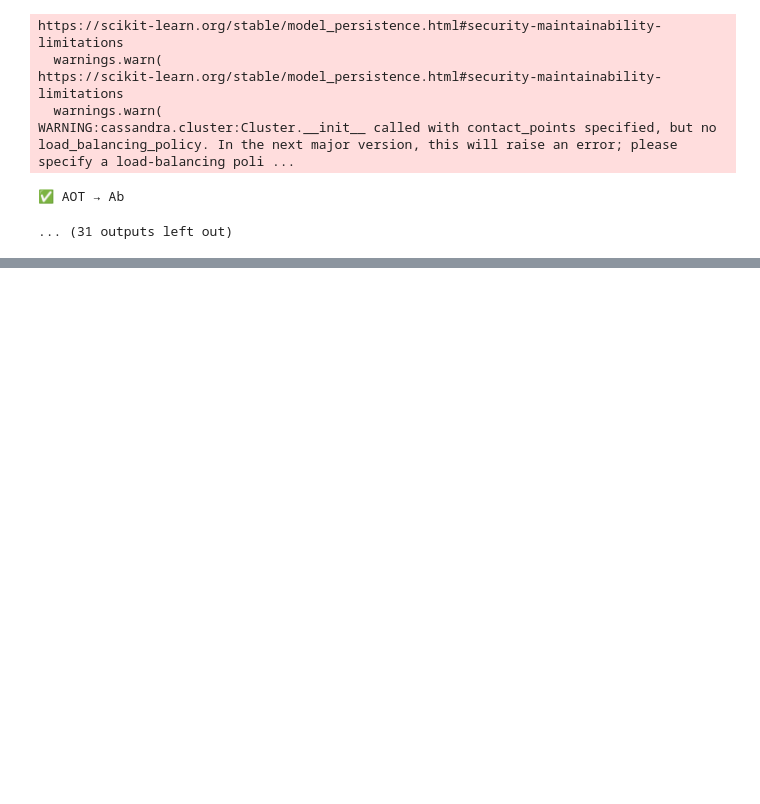
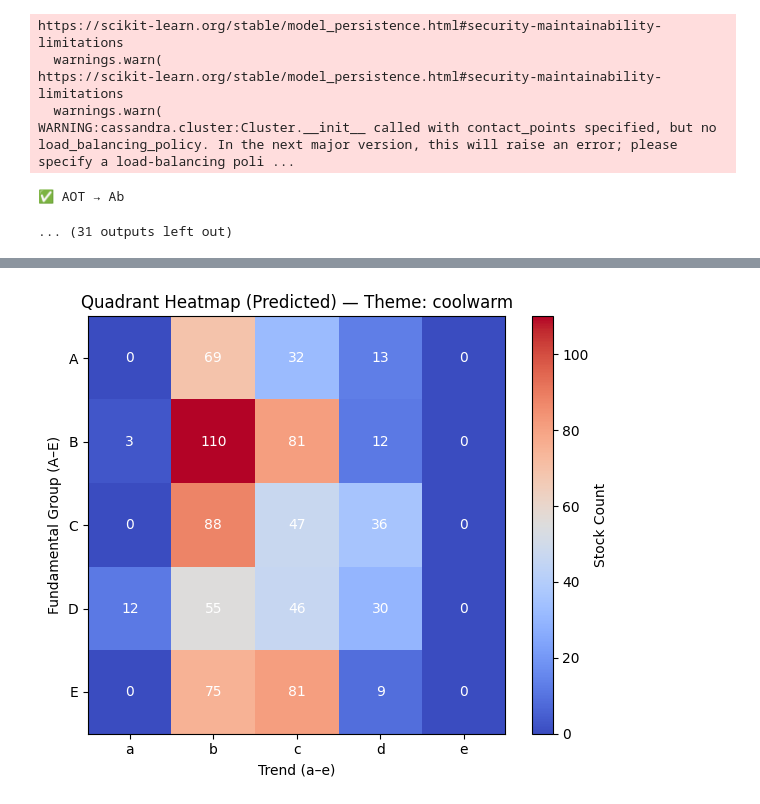
Before and after one commit to phqsuema123/Stock-quadrant-quantitative-analysis-using-deep-learning-classification, a Jupyter notebook: 1.Final_file/5.ployment/deployment_model.ipynb, the cells around one changed output, grey strips where cells are left out. Saved outputs shown, nothing was run; the diff lists cells and outputs as text; code cells hidden in the pictures; blank space fills up the shorter version.

```diff
--- a/1.Final_file/5.ployment/deployment_model.ipynb
+++ b/1.Final_file/5.ployment/deployment_model.ipynb
@@ -266,3 +266,102 @@ https://scikit-learn.org/stable/model_persistence.html#security-maintainability-
 WARNING:cassandra.cluster:Cluster.__init__ called with contact_points specified, but no load_balancing_policy. In the next major version, this will raise an error; please specify a load-balancing poli ...
 ✅ AOT → Ab
 ... (31 outputs left out)
+# %%
+# ============================================================
+# 🔰 Deployment: Predict All Stocks from Excel + Quadrant Heatmap
+# ============================================================
+
+import pandas as pd
+import numpy as np
+import joblib
+from tensorflow.keras.models import load_model
+import matplotlib.pyplot as plt
+
+# -----------------------------
+# 1️⃣ โหลดไฟล์ Excel และโมเดล
+# -----------------------------
+excel_path = "fileformodel.xlsx"
+model_path = "deep_quadrant_model.h5"
+scaler_path = "scaler.pkl"
+le_path = "label_encoder.pkl"
+
+df = pd.read_excel(excel_path)
+deep_model = load_model(model_path)
+scaler = joblib.load(scaler_path)
+le = joblib.load(le_path)
+
+# -----------------------------
+# 2️⃣ เตรียมฟีเจอร์ที่ใช้เทรนโมเดล
+# -----------------------------
+features = [
+    "eps", "pe", "pbv", "percentyield", "marketcap",
+    "close_price", "high_price", "low_price", "open_price",
+    "value", "ema5", "ema15", "ema35", "ema89", "ema200", "rsi"
+]
+
+# ตรวจสอบว่าฟีเจอร์ครบไหม
+missing = [f for f in features if f not in df.columns]
+if missing:
+    raise ValueError(f"❌ ขาดคอลัมน์: {missing}")
+
+# -----------------------------
+# 3️⃣ เตรียมข้อมูลและสเกล
+# -----------------------------
+X = df[features].replace([np.inf, -np.inf], np.nan)
+for c in X.columns:
+    X[c] = X[c].fillna(X[c].median())
+
+X_scaled = scaler.transform(X)
+
+# -----------------------------
+# 4️⃣ ทำนาย Quadrant ทั้งหมด
+# -----------------------------
+y_pred = deep_model.predict(X_scaled)
+y_class = np.argmax(y_pred, axis=1)
+df["Predicted Quadrant"] = le.inverse_transform(y_class)
+
+# -----------------------------
+# 5️⃣ บันทึกผลลัพธ์ทั้งหมด
+# -----------------------------
+output_file = "predicted_quadrants.xlsx"
+df.to_excel(output_file, index=False)
+print(f"✅ Saved prediction results to: {output_file}")
+
+# -----------------------------
+# 7️⃣ วาด Heatmap (กำหนดโทนสีเอง)
+# -----------------------------
+import matplotlib.pyplot as plt
+import numpy as np
+
+
+color_theme = "coolwarm"
+
+fig, ax = plt.subplots(figsize=(6,5))
+im = ax.imshow(heatmap_data.values, cmap=color_theme)
+
+# ตั้งค่าฉลากแกน
+ax.set_xticks(np.arange(len(trend_levels)))
+ax.set_yticks(np.arange(len(financial_levels)))
+ax.set_xticklabels(trend_levels)
+ax.set_yticklabels(financial_levels)
+ax.set_xlabel("Trend (a–e)")
+ax.set_ylabel("Fundamental Group (A–E)")
+ax.set_title(f"Quadrant Heatmap (Predicted) — Theme: {color_theme}")
+
+# ใส่จำนวนในแต่ละช่อง
+for i in range(len(financial_levels)):
+    for j in range(len(trend_levels)):
+        ax.text(j, i, int(heatmap_data.values[i, j]), ha="center", va="center", color="white", fontsize=10)
+
+# เพิ่มแถบสีด้านข้าง
+cbar = plt.colorbar(im)
+cbar.set_label("Stock Count")
+
+plt.tight_layout()
+plt.show()
+
+
+# แสดงตารางสรุปจำนวนหุ้นแต่ละ Quadrant
+print("\n📊 Quadrant Count Matrix:")
+print(heatmap_data)
+# %% [output]
@@ -268,0 +376 @@ WARNING:cassandra.cluster:Cluster.__init__ called with contact_points specified,
+[figure, added]
```
Also changed, not shown: parts of 6 cells of this notebook, 9 other files.
